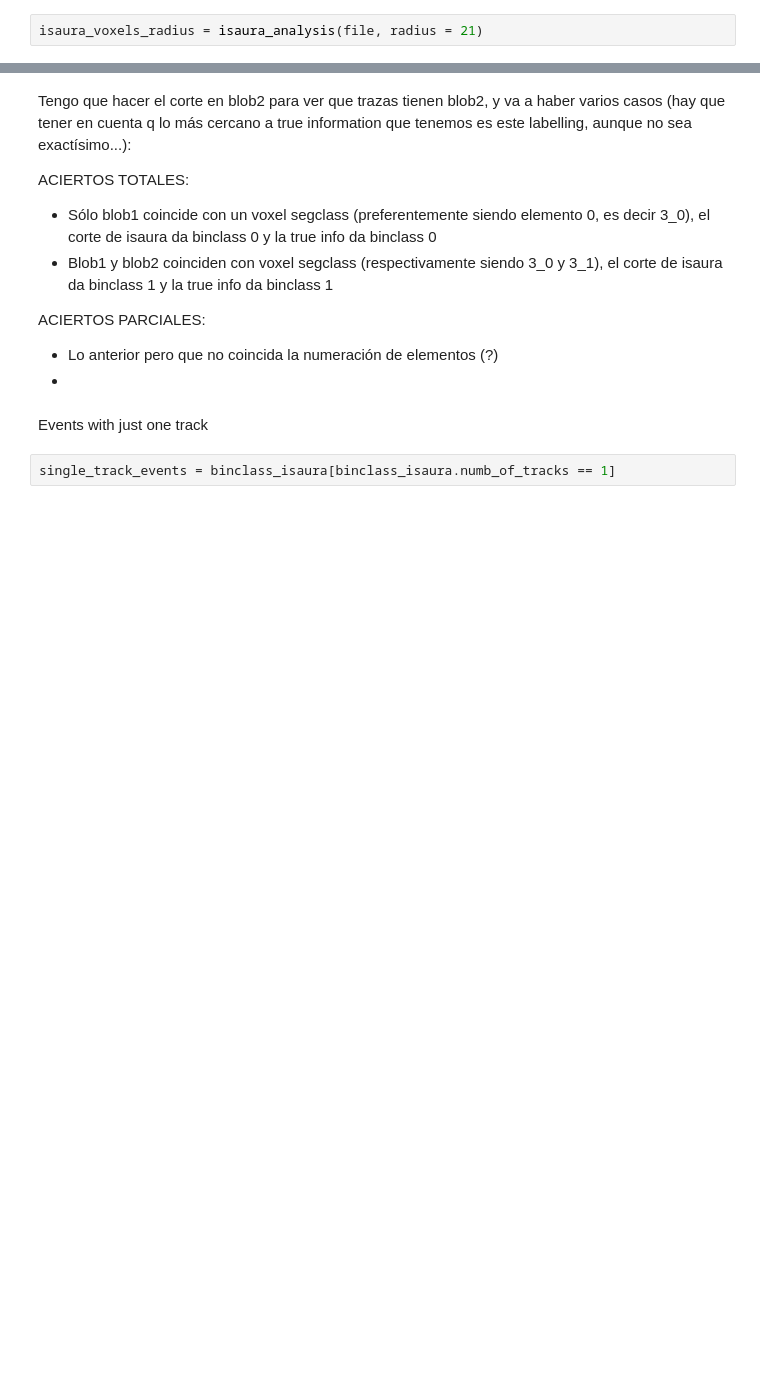
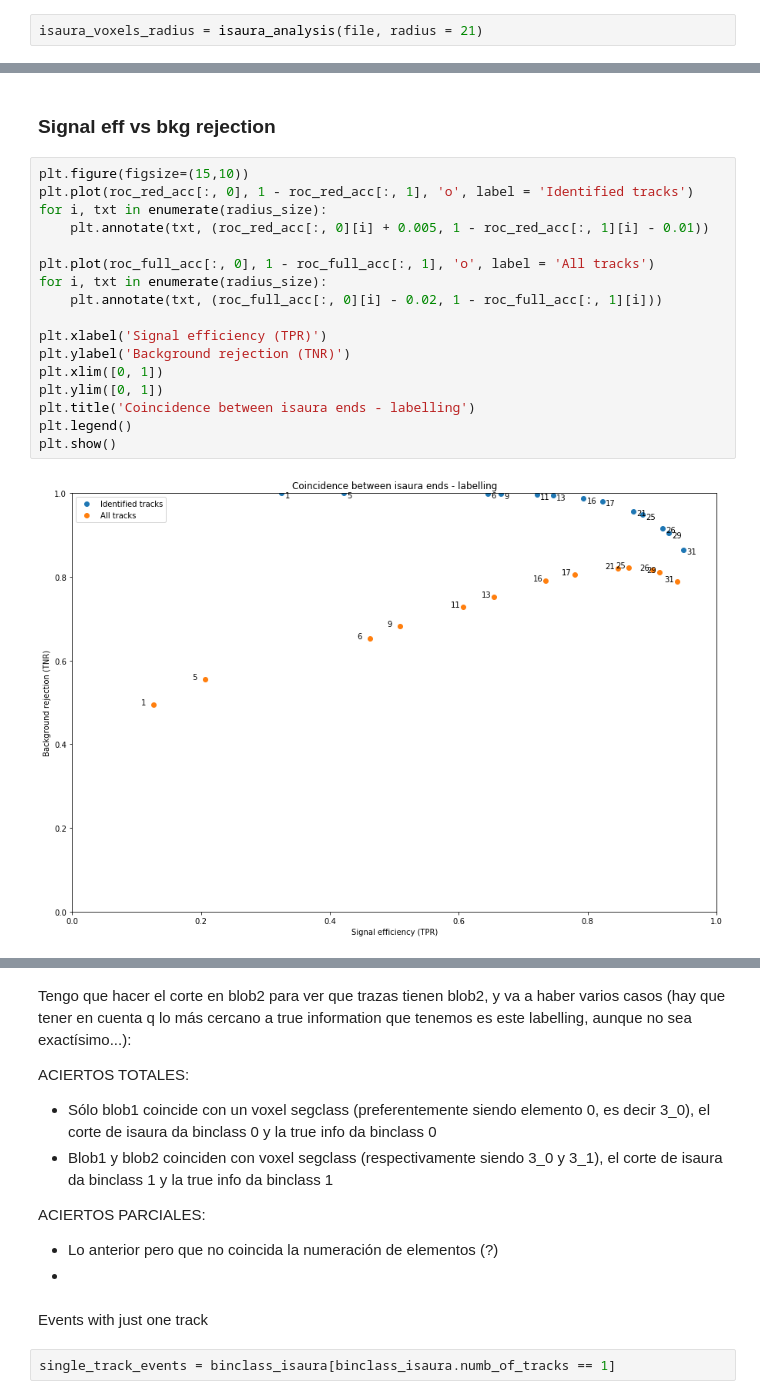
Before and after one commit to martinperezmaneiro/data_labelling, a Jupyter notebook: examples/isaura_analysis.ipynb, the cells around one changed output, grey strips where cells are left out. Cells and saved outputs as stored; diff of their text form; blank space fills up the shorter version.

```diff
--- a/examples/isaura_analysis.ipynb
+++ b/examples/isaura_analysis.ipynb
@@ -595,0 +631,21 @@ Vale, creo q voy a procurar q por iteración se haga un [a, a, a] y un [a, a, a
+# %% [markdown]
+### Signal eff vs bkg rejection
+# %%
+plt.figure(figsize=(15,10))
+plt.plot(roc_red_acc[:, 0], 1 - roc_red_acc[:, 1], 'o', label = 'Identified tracks')
+for i, txt in enumerate(radius_size):
+    plt.annotate(txt, (roc_red_acc[:, 0][i] + 0.005, 1 - roc_red_acc[:, 1][i] - 0.01))
+
+plt.plot(roc_full_acc[:, 0], 1 - roc_full_acc[:, 1], 'o', label = 'All tracks')
+for i, txt in enumerate(radius_size):
+    plt.annotate(txt, (roc_full_acc[:, 0][i] - 0.02, 1 - roc_full_acc[:, 1][i]))
+
+plt.xlabel('Signal efficiency (TPR)')
+plt.ylabel('Background rejection (TNR)')
+plt.xlim([0, 1])
+plt.ylim([0, 1])
+plt.title('Coincidence between isaura ends - labelling')
+plt.legend()
+plt.show()
+# %% [output]
+[figure, added]
```
Also changed, not shown: parts of 271 cells of this notebook, 6 other files.
